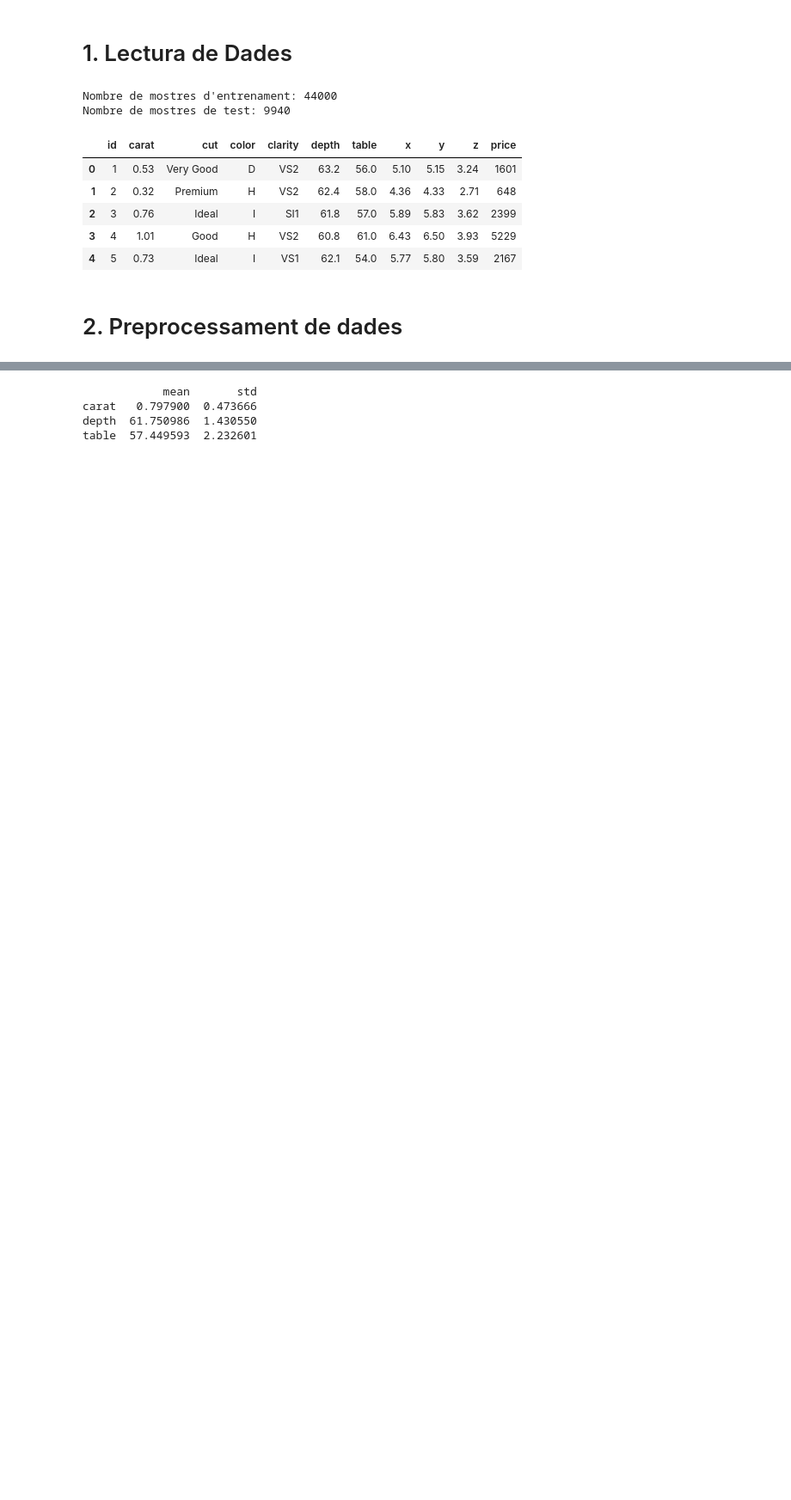
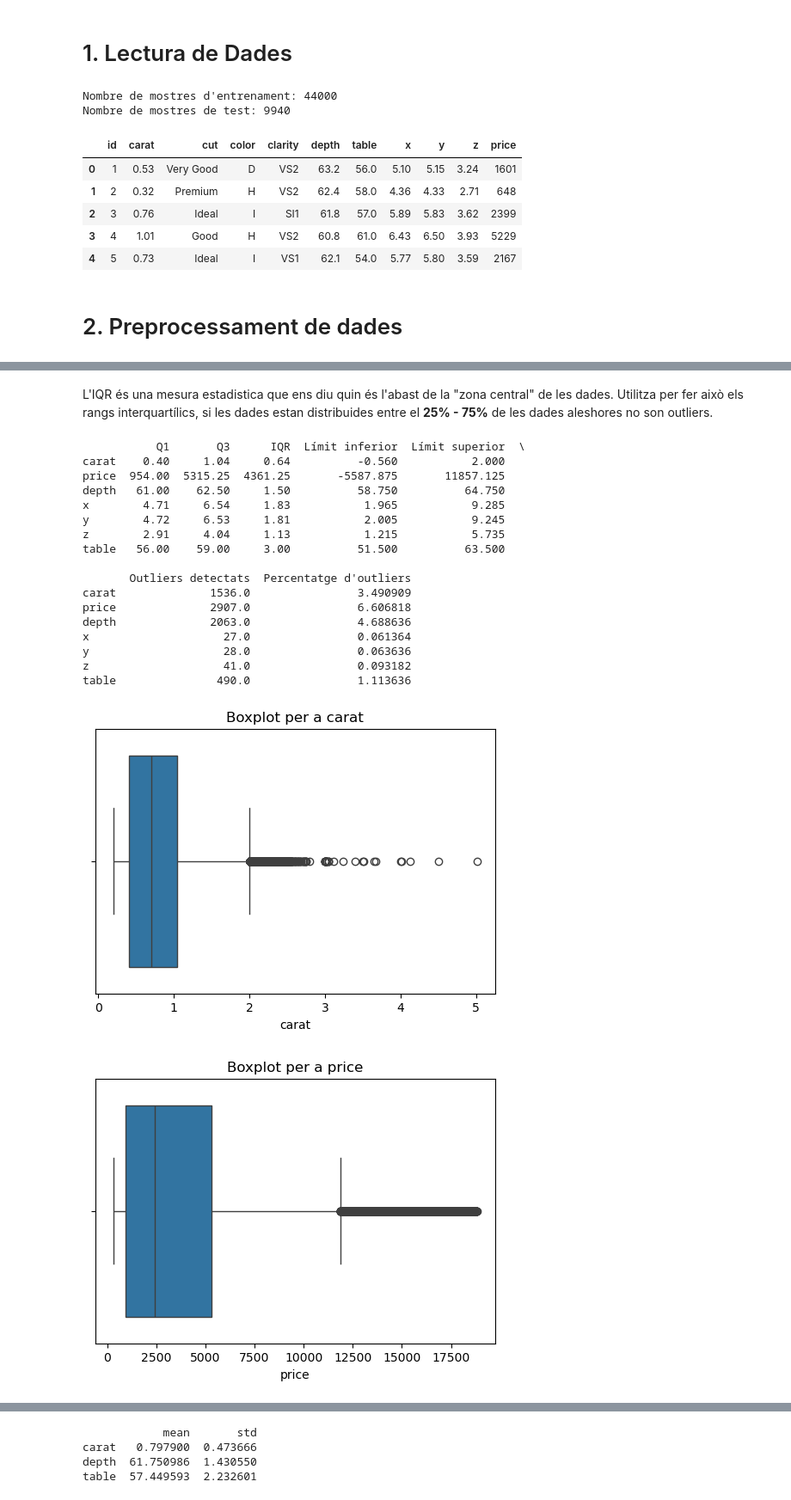
Before and after one commit to Douuniia22/AAMD_P1, a Jupyter notebook: practica.ipynb, the cells around one changed output, grey strips where cells are left out. Shown at 86% size. Drawn from its saved outputs; the diff is of its cells as text; code cells hidden in the pictures; blank space fills up the shorter version.

```diff
--- a/practica.ipynb
+++ b/practica.ipynb
@@ -30,16 +39,13 @@ Nombre de mostres de test: 9940
 invalid_dimensions = df_train[(df_train['x'] <= 0) | (df_train['y'] <= 0) | (df_train['z'] <= 0)]
 print(f"Dimensions no físiques (x, y, z <= 0): {invalid_dimensions.shape[0]} files")
 
+invalid_depth = df_train[(df_train['depth'] <= 0)]
+print(f"Valors de depth <= 0: {invalid_depth.shape[0]} files")
 
-invalid_depth = df_train[(df_train['depth'] < 43) | (df_train['depth'] > 79)]
-print(f"Valors de depth fora del rang 43-79: {invalid_depth.shape[0]} files")
+invalid_table = df_train[(df_train['table'] <= 0)]
+print(f"Valors de table <= 0: {invalid_table.shape[0]} files")
 
-invalid_table = df_train[(df_train['table'] < 43) | (df_train['table'] > 95)]
-print(f"Valors de table fora del rang 43-95: {invalid_table.shape[0]} files")
-
-df_train['depth_calc'] = 2 * df_train['z'] / (df_train['x'] + df_train['y'])
-
-inconsistent_depth = df_train[abs(df_train['depth_calc'] - df_train['depth'] / 100) > 0.05]
-print(f"Incoherència entre depth i dimensions: {inconsistent_depth.shape[0]} files")
+invalid_price = df_train[(df_train['price'] < 0)]
+print(f"Valors de price < 0: {invalid_price.shape[0]} files")
 # %% [output]
 Dimensions no físiques (x, y, z <= 0): 16 files
@@ -81,0 +63,61 @@ plt.show()
+# %% [markdown]
+L'IQR és una mesura estadistica que ens diu quin és l'abast de la "zona central" de les dades. Utilitza per fer això els rangs interquartílics, si les dades estan distribuides entre el **25% - 75%** de les dades aleshores no son outliers.
+# %%
+import pandas as pd
+import seaborn as sns
+import matplotlib.pyplot as plt
+
+columnes = ['carat', 'price', 'depth', 'x', 'y', 'z', 'table']
+
+outliers_detectats = {}
+estadistiques_outliers = {}
+
+for col in columnes:
+    Q1 = df_train[col].quantile(0.25)
+    Q3 = df_train[col].quantile(0.75)
+    IQR = Q3 - Q1
+    límit_inferior = Q1 - 1.5 * IQR
+    límit_superior = Q3 + 1.5 * IQR
+
+    outliers = (df_train[col] < límit_inferior) | (df_train[col] > límit_superior)
+
+    outliers_detectats[col] = df_train[outliers]
+
+    estadistiques_outliers[col] = {
+        'Q1': Q1,
+        'Q3': Q3,
+        'IQR': IQR,
+        'Límit inferior': límit_inferior,
+        'Límit superior': límit_superior,
+        'Outliers detectats': outliers.sum(),
+        'Percentatge d\'outliers': (outliers.sum() / len(df_train)) * 100
+    }
+
+estadistiques_df = pd.DataFrame(estadistiques_outliers).T
+print(estadistiques_df)
+
+for col in columnes:
+    plt.figure(figsize=(6, 4))
+    sns.boxplot(x=df_train[col])
+    plt.title(f'Boxplot per a {col}')
+    plt.show()
+# %% [output]
+           Q1       Q3      IQR  Límit inferior  Límit superior  \
+carat    0.40     1.04     0.64          -0.560           2.000
+price  954.00  5315.25  4361.25       -5587.875       11857.125
+depth   61.00    62.50     1.50          58.750          64.750
+x        4.71     6.54     1.83           1.965           9.285
+y        4.72     6.53     1.81           2.005           9.245
+z        2.91     4.04     1.13           1.215           5.735
+table   56.00    59.00     3.00          51.500          63.500
+
+       Outliers detectats  Percentatge d'outliers
+carat              1536.0                3.490909
+price              2907.0                6.606818
+depth              2063.0                4.688636
+x                    27.0                0.061364
+y                    28.0                0.063636
+z                    41.0                0.093182
+table               490.0                1.113636
+[figure, added]
+[figure, added]
```
Also changed, not shown: parts of 35 cells of this notebook.
